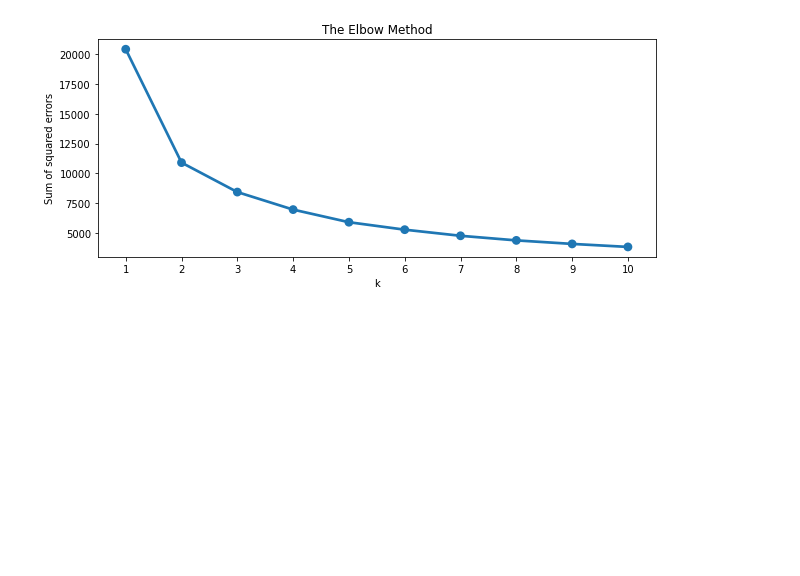
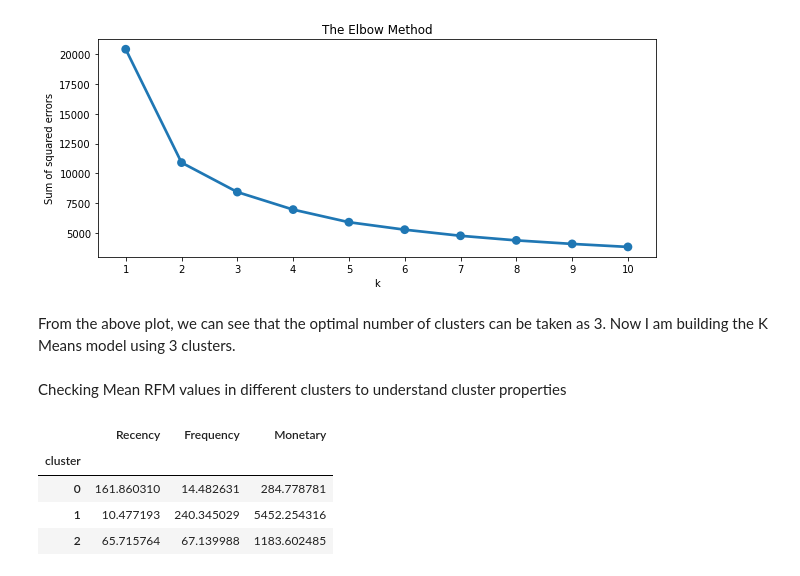
Before and after one commit to tnatani/Online-Retail-Customer-Segmentation, a Jupyter notebook: Copy_of_Online_Retail_Customer_Segmentation_Capstone_Project.ipynb, the cells around one changed output. Cells and saved outputs as stored; diff of their text form; code cells hidden in the pictures; blank space fills up the shorter version.

```diff
--- a/Copy_of_Online_Retail_Customer_Segmentation_Capstone_Project.ipynb
+++ b/Copy_of_Online_Retail_Customer_Segmentation_Capstone_Project.ipynb
@@ -530,3 +530,5 @@ sns.pointplot(x=list(sse.keys()), y=list(sse.values()))
 plt.show()
 # %% [output]
 [figure]
+# %% [markdown]
+From the above plot, we can see that the optimal number of clusters can be taken as 3. Now I am building the K Means model using 3 clusters.
@@ -532,0 +540,10 @@ plt.show()
+# %% [markdown]
+Checking Mean RFM values in different clusters to understand cluster properties
+# %%
+data_rfm.groupby(["cluster"])[['Recency','Frequency', 'Monetary']].mean()
+# %% [output]
+|  | Recency | Frequency | Monetary |
+| cluster |  |  |  |
+| 0 | 161.860310 | 14.482631 | 284.778781 |
+| 1 | 10.477193 | 240.345029 | 5452.254316 |
+| 2 | 65.715764 | 67.139988 | 1183.602485 |
```
Also changed, not shown: parts of 5 cells of this notebook.
